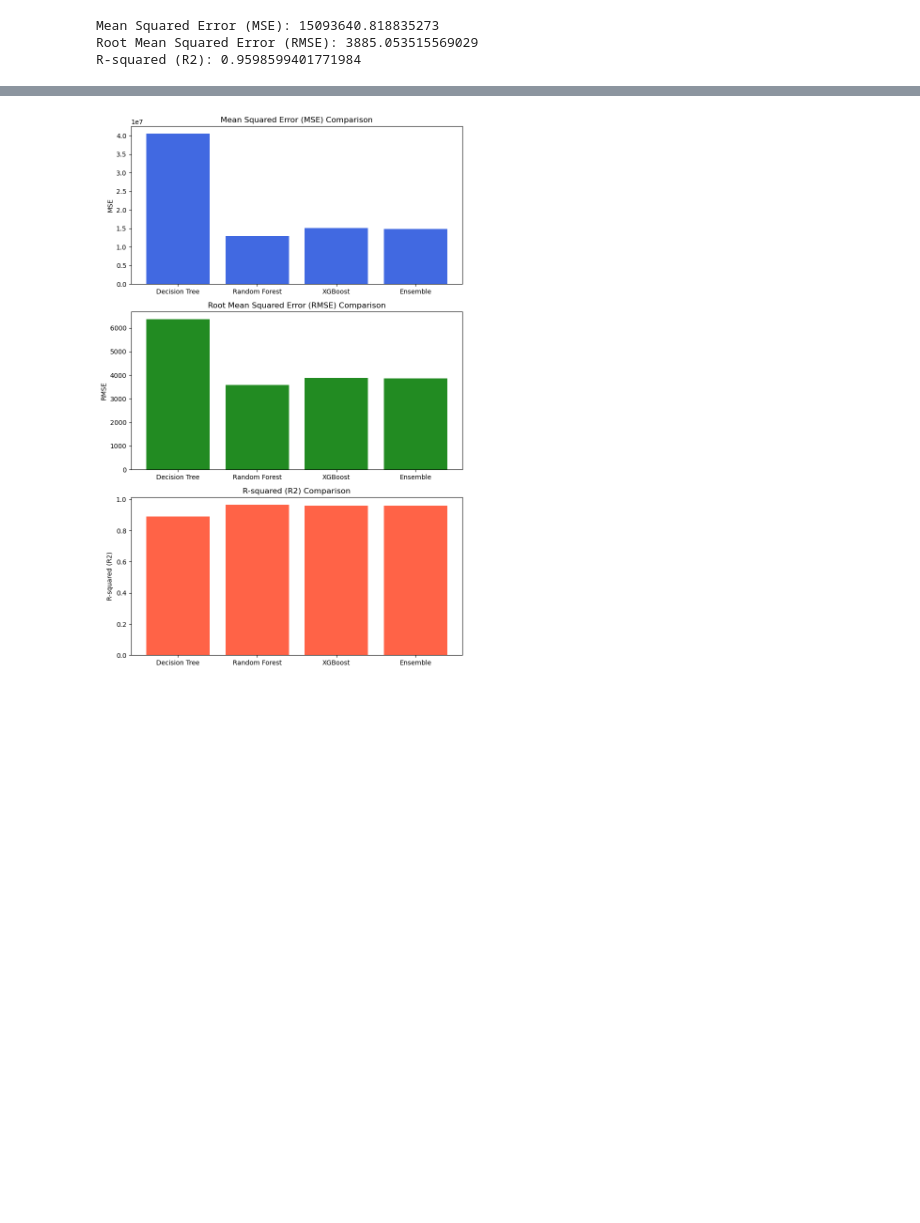
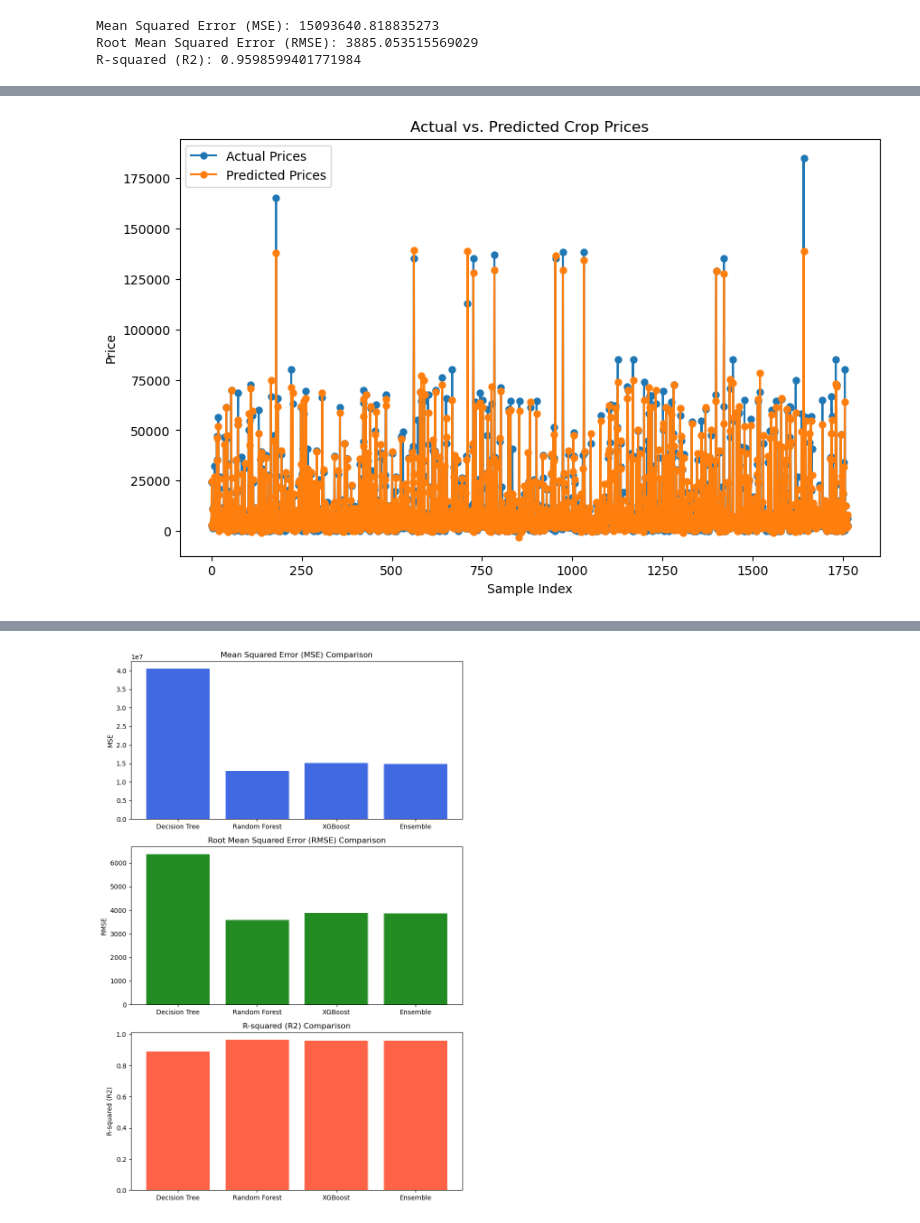
Before and after one commit to NafisaProme/CSE498R-Project, a Jupyter notebook: Model.ipynb, the cells around one changed output, grey strips where cells are left out. Saved outputs shown, nothing was run; the diff lists cells and outputs as text; code cells hidden in the pictures; blank space fills up the shorter version.

```diff
--- a/Model.ipynb
+++ b/Model.ipynb
@@ -615,0 +681,25 @@ R-squared (R2): 0.9604475339732488
+# %%
+import matplotlib.pyplot as plt
+
+# Generate data for the line graph
+actual_prices = y_test
+predicted_prices = y_pred
+
+# Create an array of indices for the x-axis
+indices = list(range(len(actual_prices)))
+
+# Create a line graph
+plt.figure(figsize=(10, 6))
+plt.plot(indices, actual_prices, label='Actual Prices', linestyle='-', marker='o', markersize=5)
+plt.plot(indices, predicted_prices, label='Predicted Prices', linestyle='-', marker='o', markersize=5)
+
+# Add labels and legend
+plt.xlabel('Sample Index')
+plt.ylabel('Price')
+plt.title('Actual vs. Predicted Crop Prices')
+plt.legend()
+
+# Display the graph
+plt.show()
+# %% [output]
+[figure, added]
```
Also changed, not shown: parts of 6 cells of this notebook, 1 other file.
